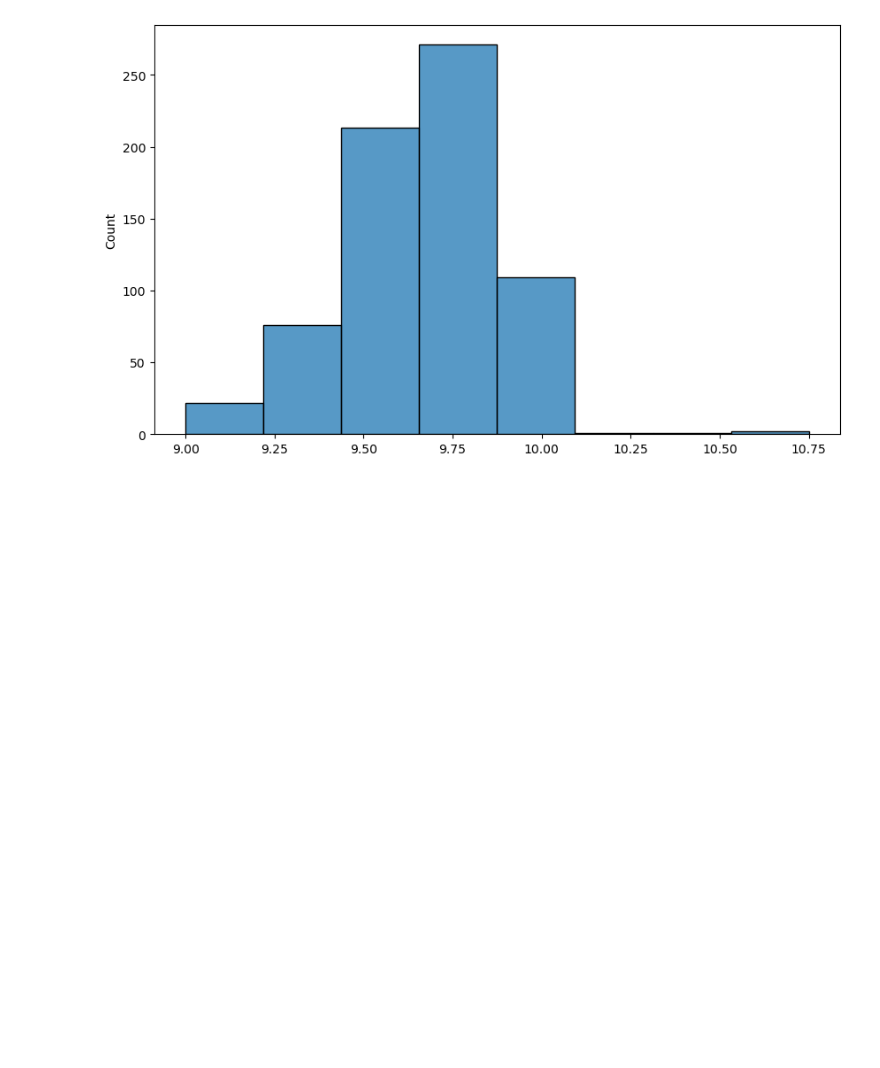
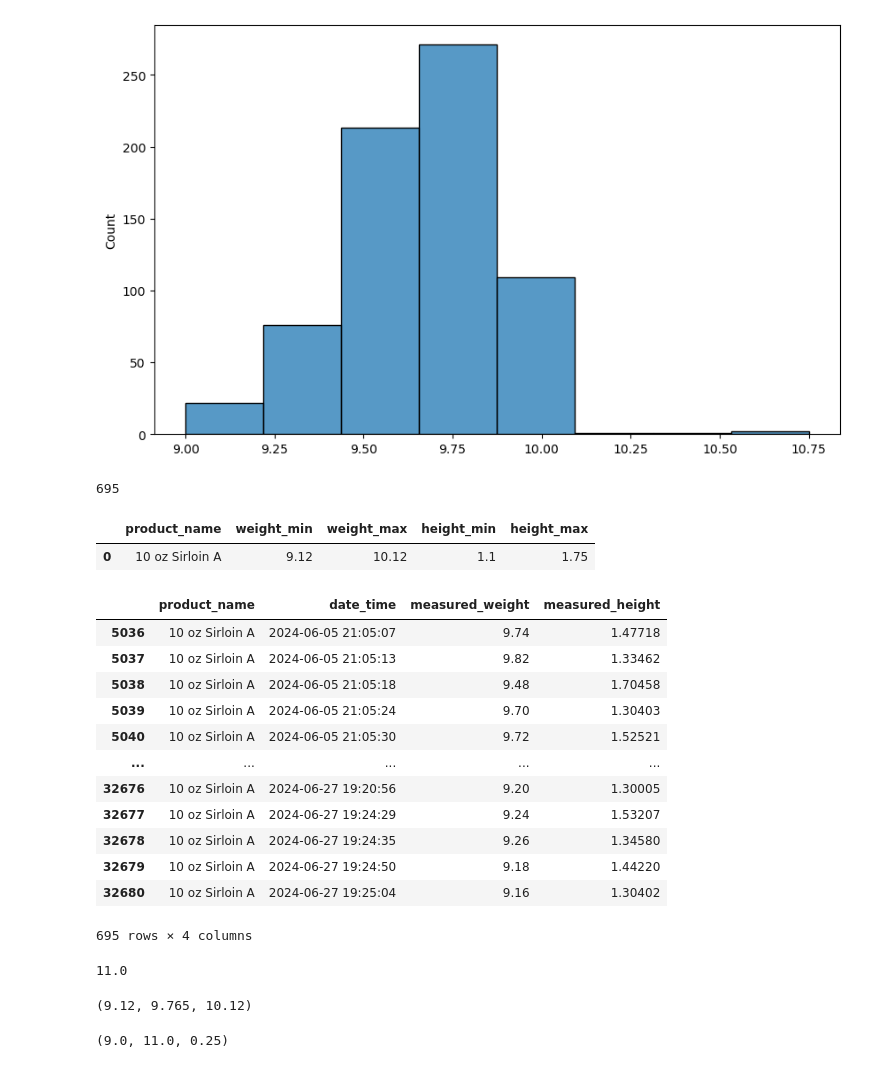
Before and after one commit to ThePennyGoblin/SMU_Project_3_Team-_1, a Jupyter notebook: scratch_jupyter_books/sn_transformation_scratch.ipynb, the cells around one changed output. Saved outputs shown, nothing was run; the diff lists cells and outputs as text; code cells hidden in the pictures; blank space fills up the shorter version.

```diff
--- a/scratch_jupyter_books/sn_transformation_scratch.ipynb
+++ b/scratch_jupyter_books/sn_transformation_scratch.ipynb
@@ -125,3 +126,8 @@ seaborn.histplot(x=x_bins, weights=bin_counts, bins=len(x_bins))
 # %% [output]
 <Axes: ylabel='Count'>
 [figure]
+# %%
+grouped_df = df.groupby('product_name')['measured_weight'].value_counts().reset_index()
+grouped_df.loc[grouped_df['product_name'] == unique_prods[0]]['count'].sum()
+# %% [output]
+695
@@ -127,0 +136,43 @@ seaborn.histplot(x=x_bins, weights=bin_counts, bins=len(x_bins))
+# %%
+current_prod = df2.loc[df2['product_name'] == unique_prods[0]]
+current_prod
+# %% [output]
+|  | product_name | weight_min | weight_max | height_min | height_max |
+| 0 | 10 oz Sirloin A | 9.12 | 10.12 | 1.1 | 1.75 |
+# %%
+product_A = df.loc[df['product_name'] == unique_prods[0]]
+product_A
+# %% [output]
+|  | product_name | date_time | measured_weight | measured_height |
+| 5036 | 10 oz Sirloin A | 2024-06-05 21:05:07 | 9.74 | 1.47718 |
+| 5037 | 10 oz Sirloin A | 2024-06-05 21:05:13 | 9.82 | 1.33462 |
+| 5038 | 10 oz Sirloin A | 2024-06-05 21:05:18 | 9.48 | 1.70458 |
+| 5039 | 10 oz Sirloin A | 2024-06-05 21:05:24 | 9.70 | 1.30403 |
+| 5040 | 10 oz Sirloin A | 2024-06-05 21:05:30 | 9.72 | 1.52521 |
+| ... | ... | ... | ... | ... |
+| 32676 | 10 oz Sirloin A | 2024-06-27 19:20:56 | 9.20 | 1.30005 |
+| 32677 | 10 oz Sirloin A | 2024-06-27 19:24:29 | 9.24 | 1.53207 |
+| 32678 | 10 oz Sirloin A | 2024-06-27 19:24:35 | 9.26 | 1.34580 |
+| 32679 | 10 oz Sirloin A | 2024-06-27 19:24:50 | 9.18 | 1.44220 |
+| 32680 | 10 oz Sirloin A | 2024-06-27 19:25:04 | 9.16 | 1.30402 |
+695 rows × 4 columns
+# %%
+product_A.loc[product_A['measured_weight'] > 50, 'measured_weight'] *= 0.01
+product_A.measured_weight.max()
+# %% [output]
+11.0
+# %%
+min_goal = current_prod['weight_min'].values[0]
+max_goal = current_prod['weight_max'].values[0]
+avg_goal = round(product_A['measured_weight'].mean(), 3)
+min_goal, avg_goal, max_goal
+# %% [output]
+(9.12, 9.765, 10.12)
+# %%
+bin_min = np.floor(product_A['measured_weight'].min())
+bin_max = np.ceil(product_A['measured_weight'].max())
+# bin_count = int((bin_max-bin_min)/(.25))
+bin_size = .25
+bin_min, bin_max, bin_size
+# %% [output]
+(9.0, 11.0, 0.25)
```
Also changed, not shown: parts of 3 cells of this notebook.
